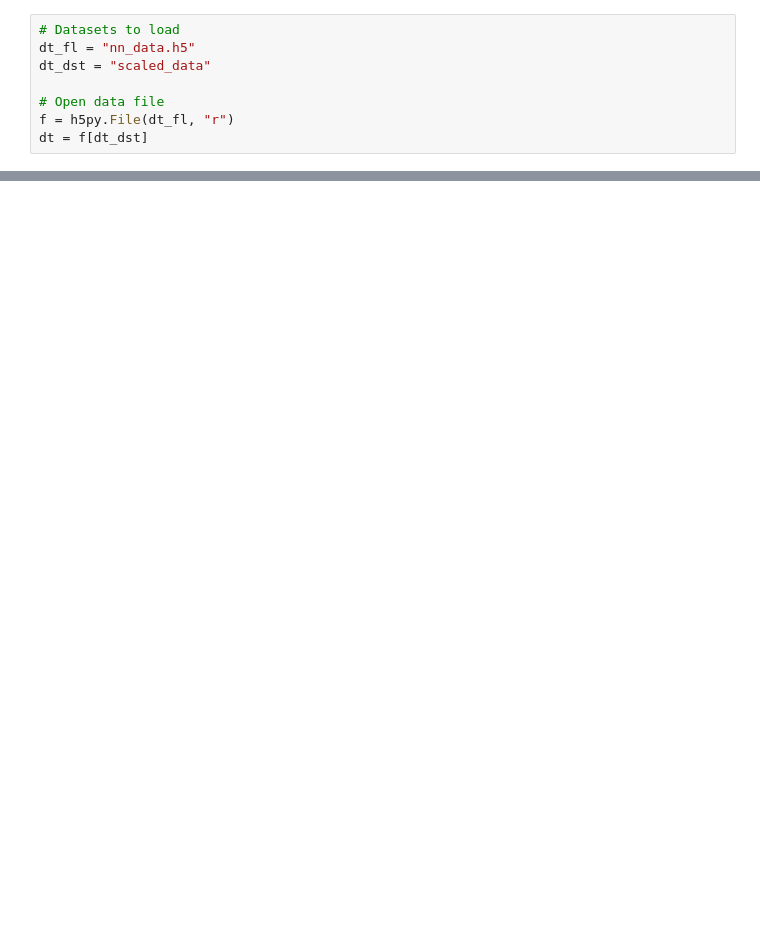
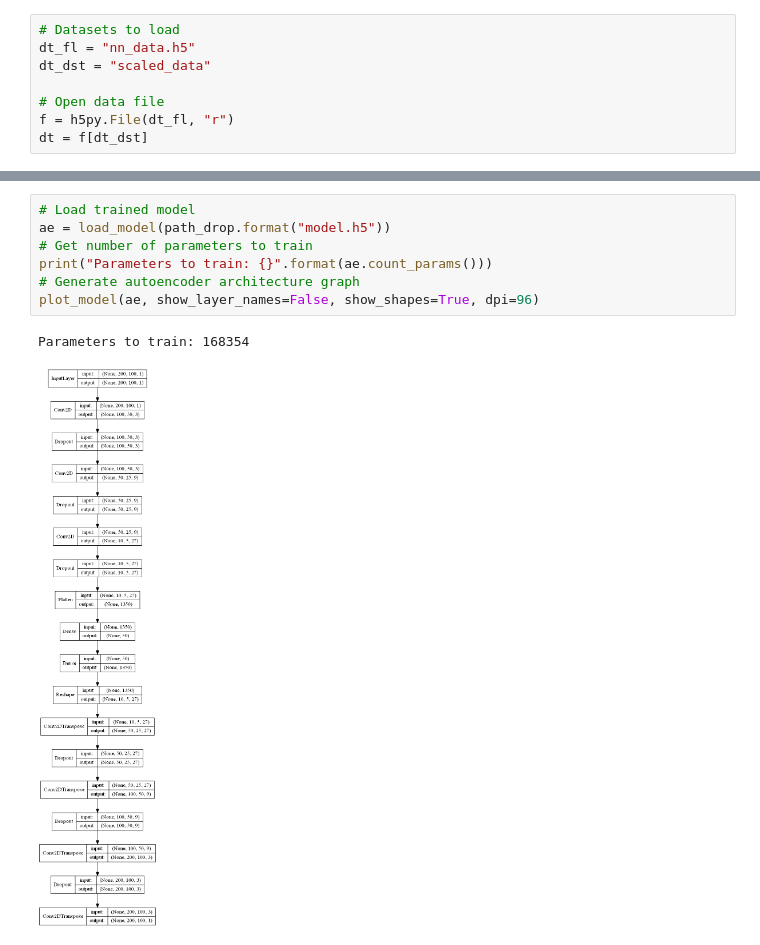
Before and after one commit to felipecastrotc/autoencoder-surrogate-model, a Jupyter notebook: Autoencoder.ipynb, the cells around one changed output, grey strips where cells are left out. Cells and saved outputs as stored; diff of their text form; blank space fills up the shorter version.

```diff
--- a/Autoencoder.ipynb
+++ b/Autoencoder.ipynb
@@ -83,0 +196,10 @@ dt = f[dt_dst]
+# %%
+# Load trained model
+ae = load_model(path_drop.format("model.h5"))
+# Get number of parameters to train
+print("Parameters to train: {}".format(ae.count_params()))
+# Generate autoencoder architecture graph
+plot_model(ae, show_layer_names=False, show_shapes=True, dpi=96)
+# %% [output]
+Parameters to train: 168354
+[figure, added]
```
Also changed, not shown: parts of 49 cells of this notebook, 18 other files.
